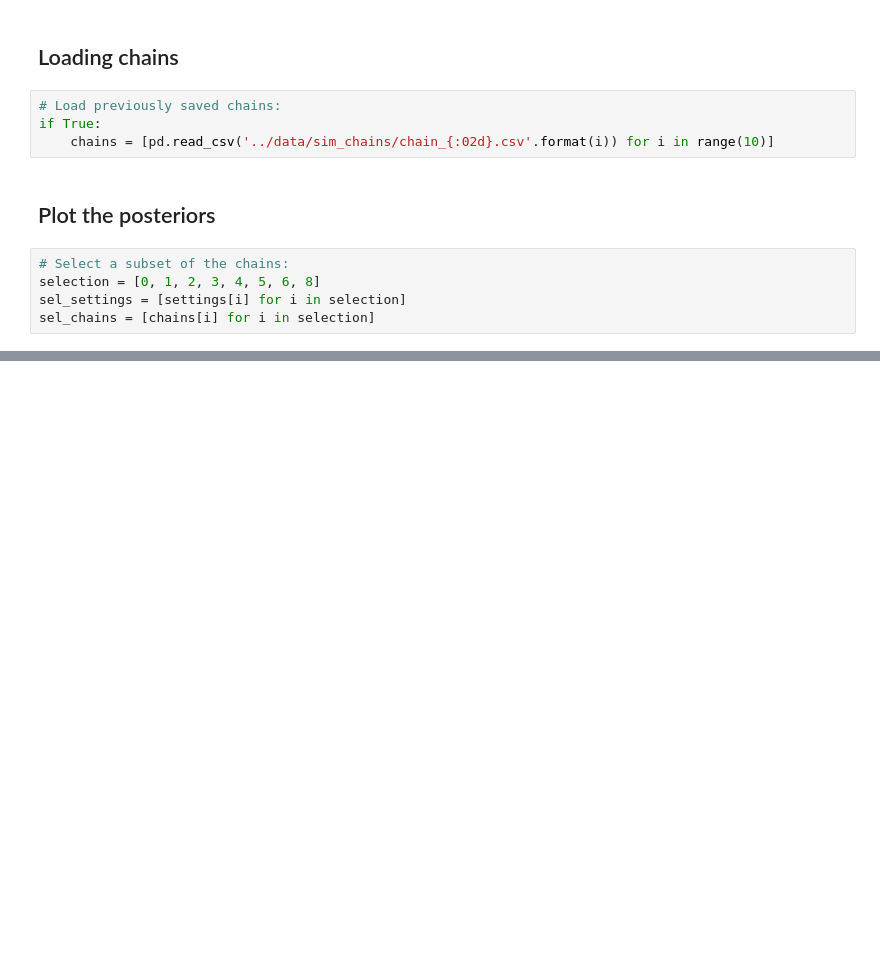
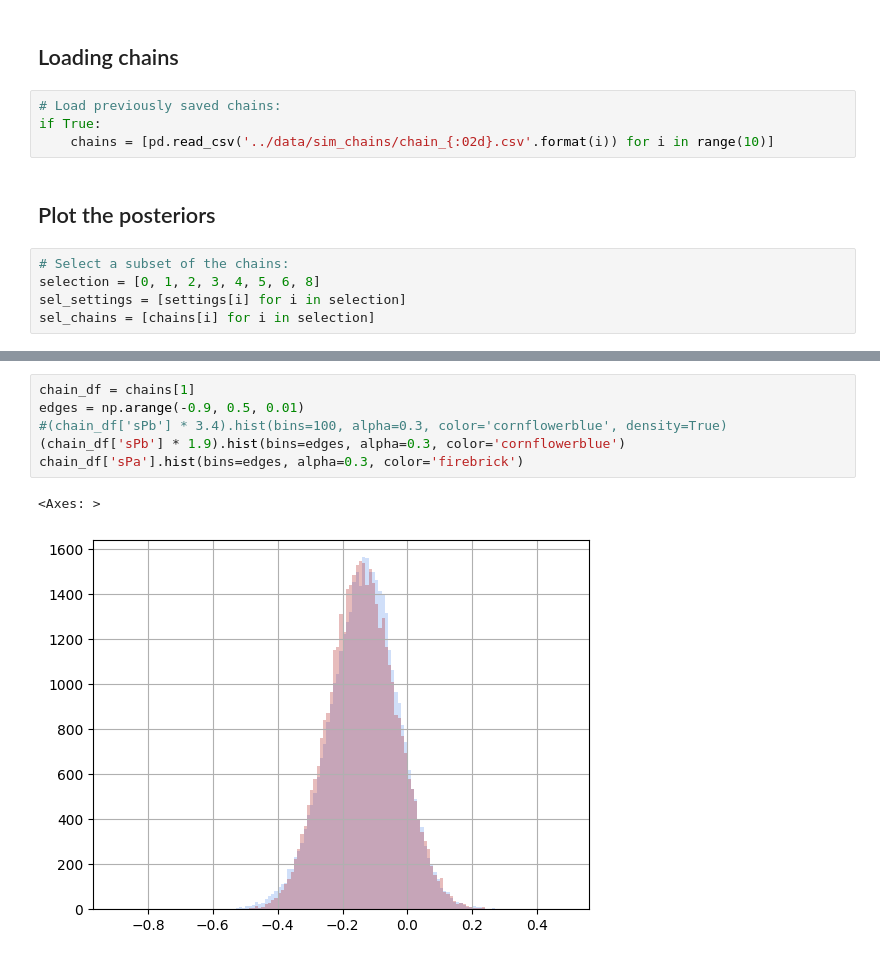
Before and after one commit to cewebbr/brass, a Jupyter notebook: analysis/20_prototyping-testing-association-test.ipynb, the cells around one changed output, grey strips where cells are left out. Drawn from its saved outputs; the diff is of its cells as text; blank space fills up the shorter version.

```diff
--- a/analysis/20_prototyping-testing-association-test.ipynb
+++ b/analysis/20_prototyping-testing-association-test.ipynb
@@ -148,0 +182,9 @@ The PostScript backend does not support transparency; partially transparent arti
+# %%
+chain_df = chains[1]
+edges = np.arange(-0.9, 0.5, 0.01)
+#(chain_df['sPb'] * 3.4).hist(bins=100, alpha=0.3, color='cornflowerblue', density=True)
+(chain_df['sPb'] * 1.9).hist(bins=edges, alpha=0.3, color='cornflowerblue')
+chain_df['sPa'].hist(bins=edges, alpha=0.3, color='firebrick')
+# %% [output]
+<Axes: >
+[figure, added]
```
Also changed, not shown: parts of 7 cells of this notebook.
